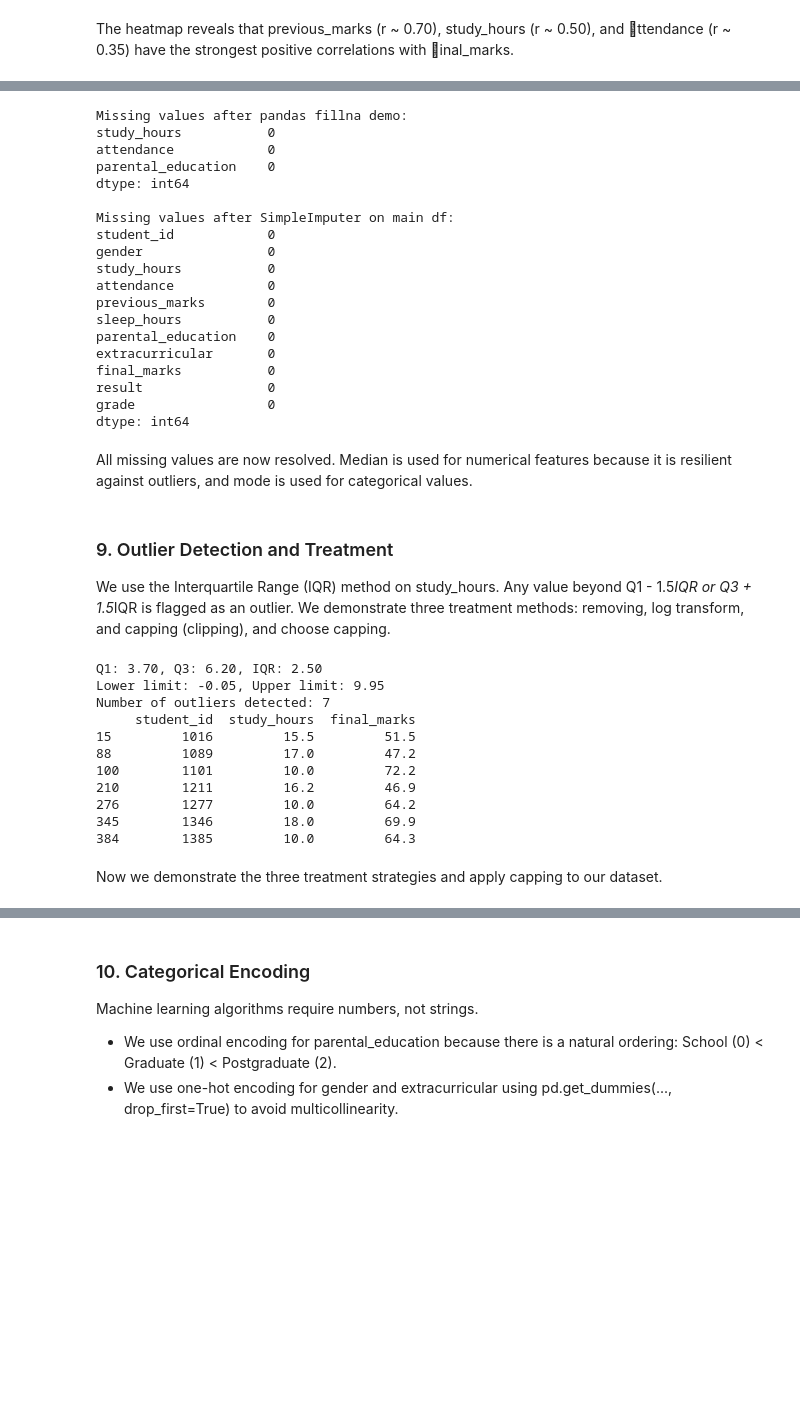
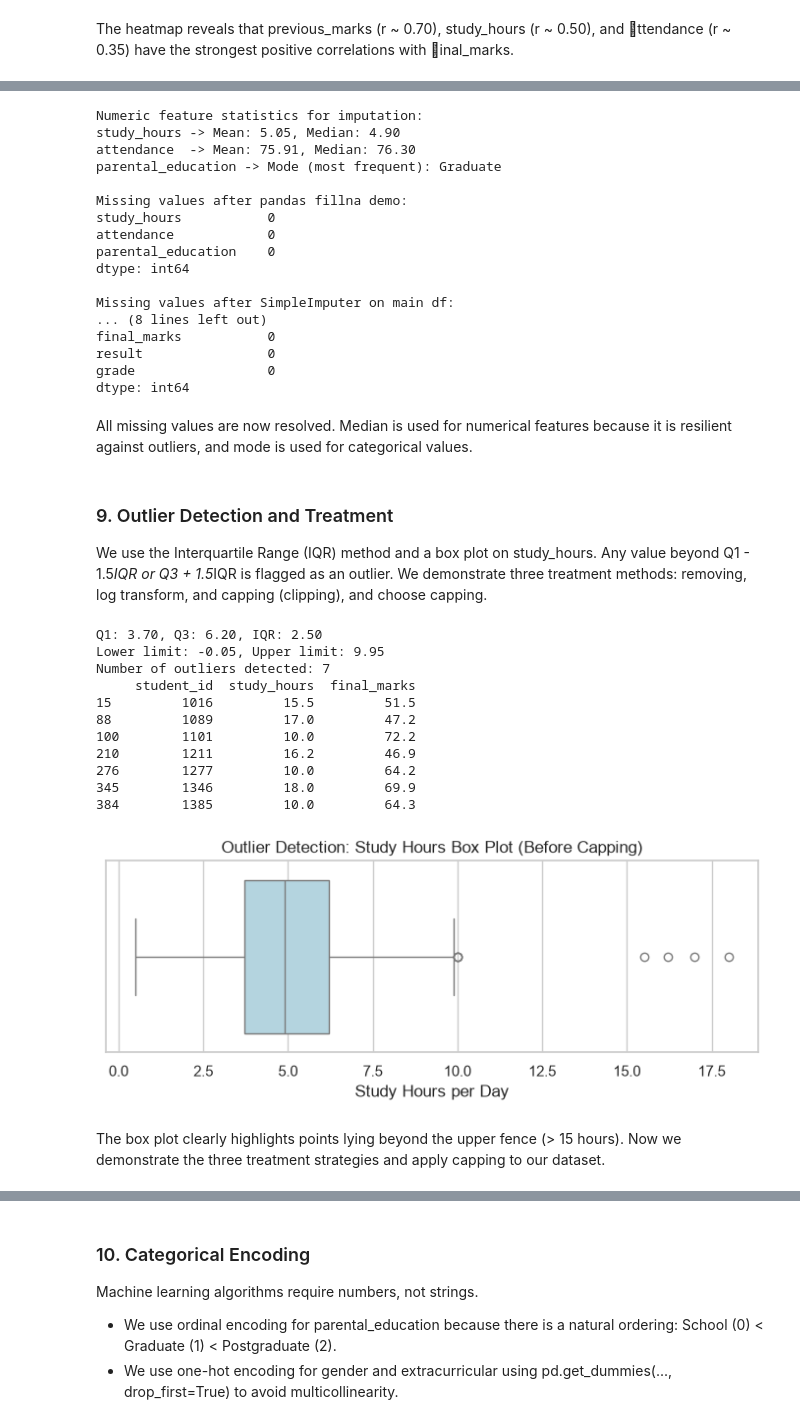
Before and after one commit to sharmashraddha00788-dot/student-performance-ml, a Jupyter notebook: notebooks/01_data_handling_and_eda.ipynb, the cells around one changed output, grey strips where cells are left out. Saved outputs shown, nothing was run; the diff lists cells and outputs as text; code cells hidden in the pictures; blank space fills up the shorter version.

Commit message:
Audit update: add jupyterlab to requirements, add explicit mean/median demonstration and outlier boxplots to Notebook 01, and refresh executed notebooks

```diff
--- a/notebooks/01_data_handling_and_eda.ipynb
+++ b/notebooks/01_data_handling_and_eda.ipynb
@@ -320,15 +320,25 @@ We illustrate two ways to fill missing values:
 # %%
 # Method A: Demonstrating pandas fillna on a temporary copy
 df_demo = df.copy()
-median_study = df_demo['study_hours'].median()
-median_att = df_demo['attendance'].median()
-mode_edu = df_demo['parental_education'].mode()[0]
 
-df_demo['study_hours'] = df_demo['study_hours'].fillna(median_study)
-df_demo['attendance'] = df_demo['attendance'].fillna(median_att)
-df_demo['parental_education'] = df_demo['parental_education'].fillna(mode_edu)
+# Compute mean and median for numeric columns
+study_mean = df_demo['study_hours'].mean()
+study_median = df_demo['study_hours'].median()
+att_mean = df_demo['attendance'].mean()
+att_median = df_demo['attendance'].median()
+edu_mode = df_demo['parental_education'].mode()[0]
 
-print('Missing values after pandas fillna demo:')
+print('Numeric feature statistics for imputation:')
+print(f'study_hours -> Mean: {study_mean:.2f}, Median: {study_median:.2f}')
+print(f'attendance  -> Mean: {att_mean:.2f}, Median: {att_median:.2f}')
+print(f'parental_education -> Mode (most frequent): {edu_mode}')
+
+# Impute demo copy using median for numeric (resilient to outliers) and mode for categorical
+df_demo['study_hours'] = df_demo['study_hours'].fillna(study_median)
+df_demo['attendance'] = df_demo['attendance'].fillna(att_median)
+df_demo['parental_education'] = df_demo['parental_education'].fillna(edu_mode)
+
+print('\nMissing values after pandas fillna demo:')
 print(df_demo[['study_hours', 'attendance', 'parental_education']].isnull().sum())
 
 # Method B: Applying SimpleImputer directly to our DataFrame
@@ -341,6 +351,11 @@ df[['parental_education']] = cat_imputer.fit_transform(df[['parental_education']
 print('\nMissing values after SimpleImputer on main df:')
 print(df.isnull().sum())
 # %% [output]
+Numeric feature statistics for imputation:
+study_hours -> Mean: 5.05, Median: 4.90
+attendance  -> Mean: 75.91, Median: 76.30
+parental_education -> Mode (most frequent): Graduate
+
 Missing values after pandas fillna demo:
 study_hours           0
 attendance            0
@@ -348,14 +363,7 @@ parental_education    0
 dtype: int64
 
 Missing values after SimpleImputer on main df:
-student_id            0
-gender                0
-study_hours           0
-attendance            0
-previous_marks        0
-sleep_hours           0
-parental_education    0
-extracurricular       0
+... (8 lines left out)
 final_marks           0
 result                0
 grade                 0
@@ -364,37 +372,47 @@ dtype: int64
 All missing values are now resolved. Median is used for numerical features because it is resilient against outliers, and mode is used for categorical values.
 # %% [markdown]
 ### 9. Outlier Detection and Treatment
-We use the Interquartile Range (IQR) method on study_hours. Any value beyond Q1 - 1.5*IQR or Q3 + 1.5*IQR is flagged as an outlier. We demonstrate three treatment methods: removing, log transform, and capping (clipping), and choose capping.
+We use the Interquartile Range (IQR) method and a box plot on study_hours. Any value beyond Q1 - 1.5*IQR or Q3 + 1.5*IQR is flagged as an outlier. We demonstrate three treatment methods: removing, log transform, and capping (clipping), and choose capping.
 # %%
 # Calculate IQR boundaries for study_hours
 q1 = df['study_hours'].quantile(0.25)
 q3 = df['study_hours'].quantile(0.75)
 iqr = q3 - q1
 
 lower_limit = q1 - 1.5 * iqr
 upper_limit = q3 + 1.5 * iqr
 
 print(f'Q1: {q1:.2f}, Q3: {q3:.2f}, IQR: {iqr:.2f}')
 print(f'Lower limit: {lower_limit:.2f}, Upper limit: {upper_limit:.2f}')
 
 # Detect outlier rows
 outlier_mask = (df['study_hours'] < lower_limit) | (df['study_hours'] > upper_limit)
 print(f'Number of outliers detected: {outlier_mask.sum()}')
 print(df[outlier_mask][['student_id', 'study_hours', 'final_marks']])
+
+# Visualize outliers using a box plot
+plt.figure(figsize=(7, 3))
+sns.boxplot(x=df['study_hours'], color='lightblue')
+plt.title('Outlier Detection: Study Hours Box Plot (Before Capping)')
+plt.xlabel('Study Hours per Day')
+plt.tight_layout()
+plt.savefig('../images/01_outlier_boxplot.png', dpi=150)
+plt.show()
 # %% [output]
 Q1: 3.70, Q3: 6.20, IQR: 2.50
 Lower limit: -0.05, Upper limit: 9.95
 Number of outliers detected: 7
      student_id  study_hours  final_marks
 15         1016         15.5         51.5
 88         1089         17.0         47.2
 100        1101         10.0         72.2
 210        1211         16.2         46.9
 276        1277         10.0         64.2
 345        1346         18.0         69.9
 384        1385         10.0         64.3
+[figure, added]
 # %% [markdown]
-Now we demonstrate the three treatment strategies and apply capping to our dataset.
+The box plot clearly highlights points lying beyond the upper fence (> 15 hours). Now we demonstrate the three treatment strategies and apply capping to our dataset.
 # %%
 # Method 1: Removing outliers (demonstration)
 df_without_outliers = df[~outlier_mask]
```
Also changed, not shown: parts of 3 cells of this notebook, 8 other files.
